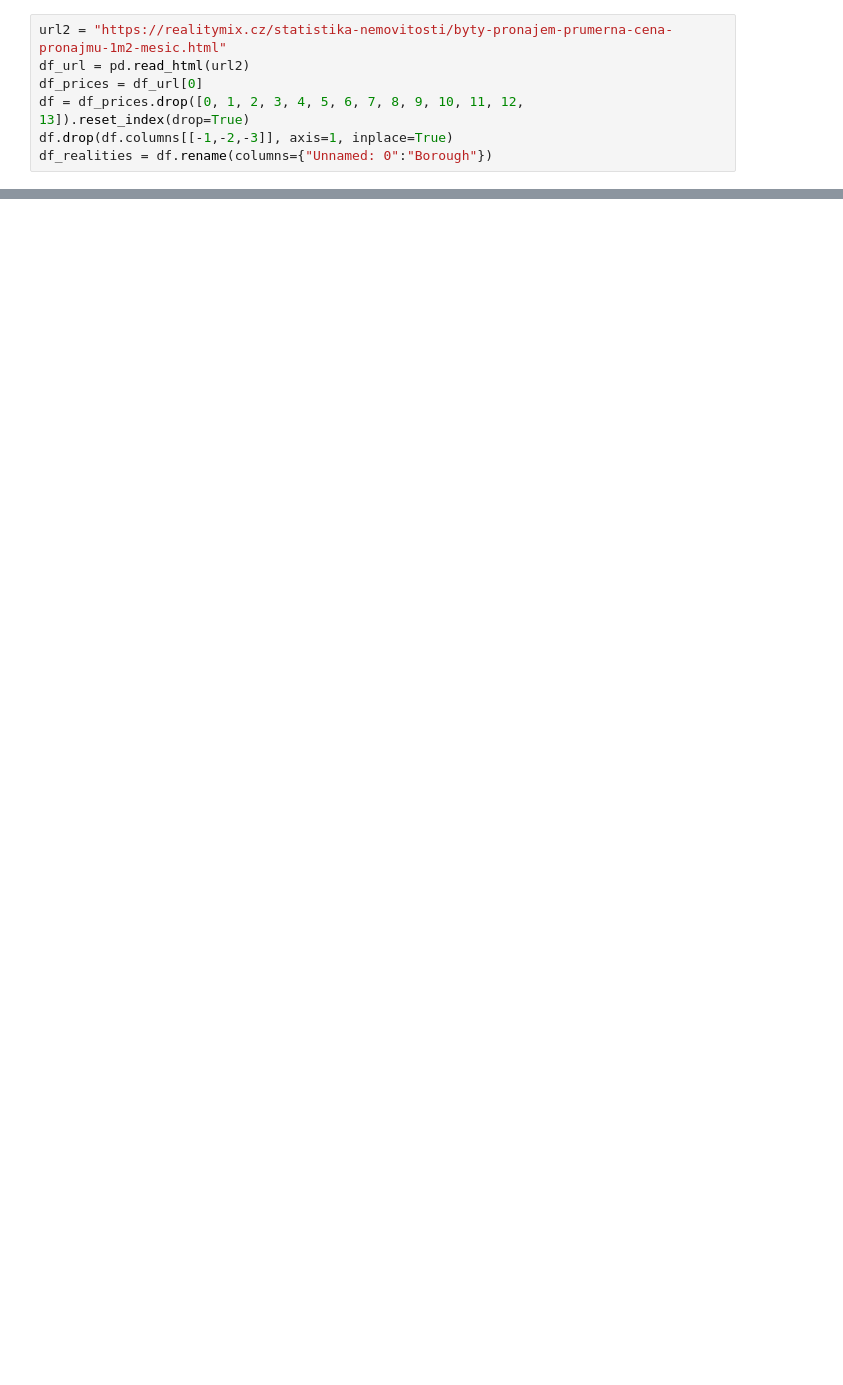
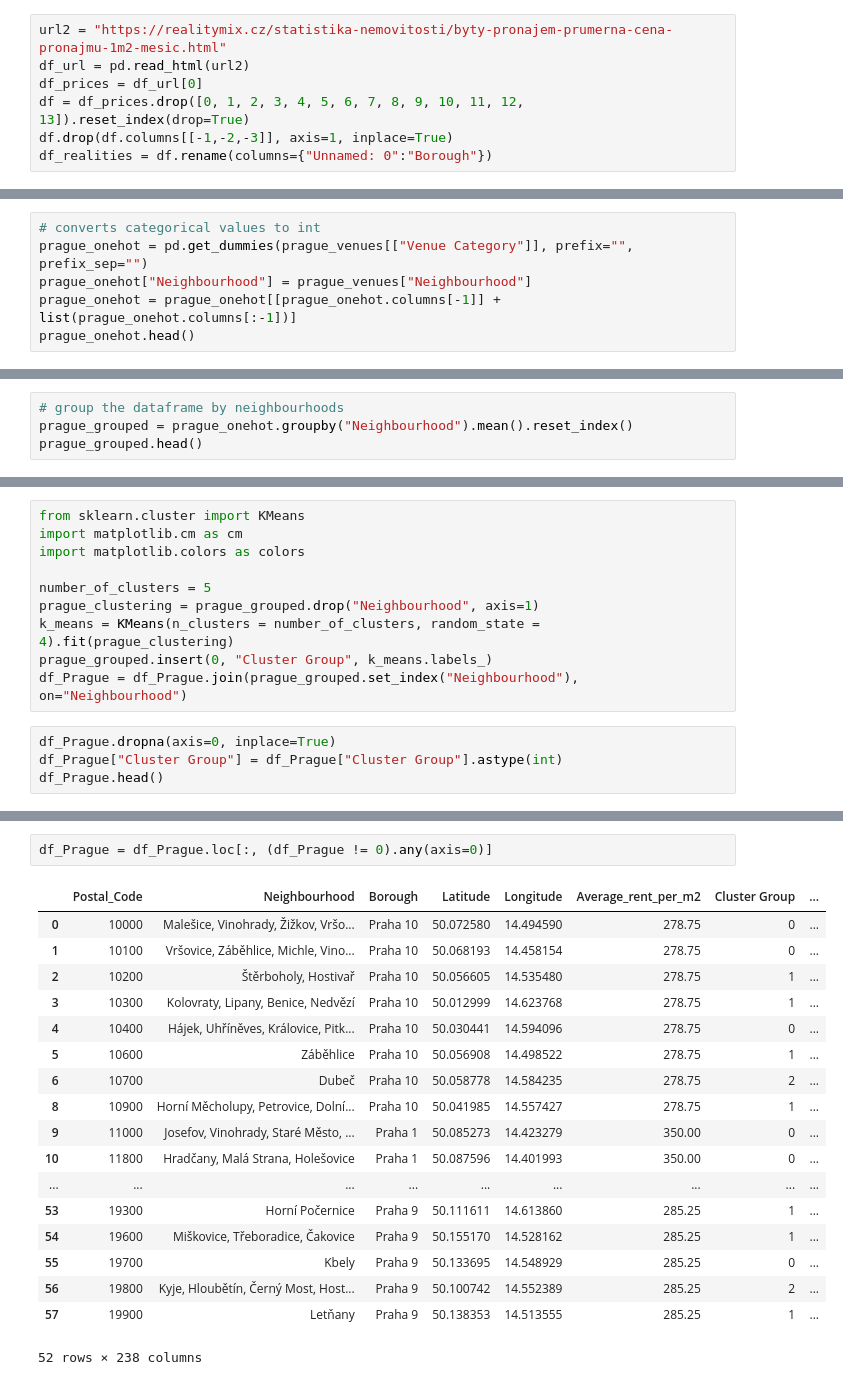
Before and after one commit to MarketaM/Coursera_Capstone, a Jupyter notebook: notebooks/Prague_Neighourhood_Project.ipynb, the cells around one changed output, grey strips where cells are left out. Drawn from its saved outputs; the diff is of its cells as text; blank space fills up the shorter version.

```diff
--- a/notebooks/Prague_Neighourhood_Project.ipynb
+++ b/notebooks/Prague_Neighourhood_Project.ipynb
@@ -123,0 +226,6 @@ df_realities
+# %%
+# converts categorical values to int
+prague_onehot = pd.get_dummies(prague_venues[["Venue Category"]], prefix="", prefix_sep="")
+prague_onehot["Neighbourhood"] = prague_venues["Neighbourhood"]
+prague_onehot = prague_onehot[[prague_onehot.columns[-1]] + list(prague_onehot.columns[:-1])]
+prague_onehot.head()
@@ -123,0 +240,4 @@ df_realities
+# %%
+# group the dataframe by neighbourhoods
+prague_grouped = prague_onehot.groupby("Neighbourhood").mean().reset_index()
+prague_grouped.head()
@@ -123,0 +252,14 @@ df_realities
+# %%
+from sklearn.cluster import KMeans
+import matplotlib.cm as cm
+import matplotlib.colors as colors
+
+number_of_clusters = 5
+prague_clustering = prague_grouped.drop("Neighbourhood", axis=1)
+k_means = KMeans(n_clusters = number_of_clusters, random_state = 4).fit(prague_clustering)
+prague_grouped.insert(0, "Cluster Group", k_means.labels_)
+df_Prague = df_Prague.join(prague_grouped.set_index("Neighbourhood"), on="Neighbourhood")
+# %%
+df_Prague.dropna(axis=0, inplace=True)
+df_Prague["Cluster Group"] = df_Prague["Cluster Group"].astype(int)
+df_Prague.head()
@@ -123,0 +274,21 @@ df_realities
+# %%
+df_Prague = df_Prague.loc[:, (df_Prague != 0).any(axis=0)]
+# %% [output]
+|  | Postal_Code | Neighbourhood | Borough | Latitude | Longitude | Average_rent_per_m2 | Cluster Group | ... |
+| 0 | 10000 | Malešice, Vinohrady, Žižkov, Vršo... | Praha 10 | 50.072580 | 14.494590 | 278.75 | 0 | ... |
+| 1 | 10100 | Vršovice, Záběhlice, Michle, Vino... | Praha 10 | 50.068193 | 14.458154 | 278.75 | 0 | ... |
+| 2 | 10200 | Štěrboholy, Hostivař | Praha 10 | 50.056605 | 14.535480 | 278.75 | 1 | ... |
+| 3 | 10300 | Kolovraty, Lipany, Benice, Nedvězí | Praha 10 | 50.012999 | 14.623768 | 278.75 | 1 | ... |
+| 4 | 10400 | Hájek, Uhříněves, Královice, Pitk... | Praha 10 | 50.030441 | 14.594096 | 278.75 | 0 | ... |
+| 5 | 10600 | Záběhlice | Praha 10 | 50.056908 | 14.498522 | 278.75 | 1 | ... |
+| 6 | 10700 | Dubeč | Praha 10 | 50.058778 | 14.584235 | 278.75 | 2 | ... |
+| 8 | 10900 | Horní Měcholupy, Petrovice, Dolní... | Praha 10 | 50.041985 | 14.557427 | 278.75 | 1 | ... |
+| 9 | 11000 | Josefov, Vinohrady, Staré Město, ... | Praha 1 | 50.085273 | 14.423279 | 350.00 | 0 | ... |
+| 10 | 11800 | Hradčany, Malá Strana, Holešovice | Praha 1 | 50.087596 | 14.401993 | 350.00 | 0 | ... |
+| ... | ... | ... | ... | ... | ... | ... | ... | ... |
+| 53 | 19300 | Horní Počernice | Praha 9 | 50.111611 | 14.613860 | 285.25 | 1 | ... |
+| 54 | 19600 | Miškovice, Třeboradice, Čakovice | Praha 9 | 50.155170 | 14.528162 | 285.25 | 1 | ... |
+| 55 | 19700 | Kbely | Praha 9 | 50.133695 | 14.548929 | 285.25 | 0 | ... |
+| 56 | 19800 | Kyje, Hloubětín, Černý Most, Host... | Praha 9 | 50.100742 | 14.552389 | 285.25 | 2 | ... |
+| 57 | 19900 | Letňany | Praha 9 | 50.138353 | 14.513555 | 285.25 | 1 | ... |
+52 rows × 238 columns
```
Also changed, not shown: parts of 19 cells of this notebook.
